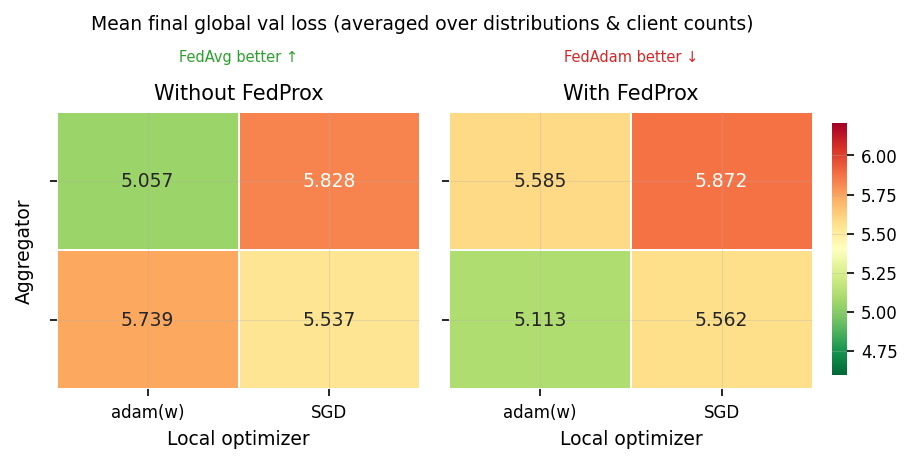
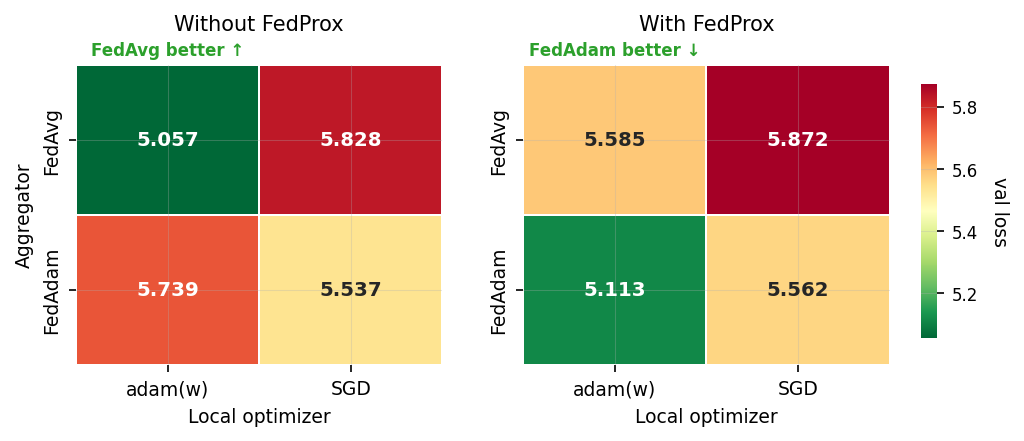
The notebook cell's code change between the first figure and the second:
--- before
+++ after
@@ -1,39 +1,47 @@
-VMIN = df["final_global_val"].quantile(0.05)
-VMAX = df["final_global_val"].quantile(0.95)
 OPT_ORDER = ["adam(w)", "SGD"]
 AGG_ORDER = ["fedavg", "fedadam"]
+AGG_LABELS = ["FedAvg", "FedAdam"]
 
-fig, axes = plt.subplots(1, 2, figsize=(6.5, 2.4), sharey=True)
-fig.subplots_adjust(wspace=0.08)
+# Pre-compute vmin/vmax from the actual pivot values (not the full distribution)
+# so the colour map uses its full dark-green → dark-red range
+pivots = {}
+for reg in ["none", "fedprox"]:
+    pivots[reg] = (df[df["regularization"] == reg]
+                   .pivot_table("final_global_val", "aggregator", "opt_label", aggfunc="mean")
+                   .reindex(index=AGG_ORDER, columns=OPT_ORDER))
+all_vals = np.concatenate([p.values.flatten() for p in pivots.values()])
+VMIN, VMAX = float(np.nanmin(all_vals)), float(np.nanmax(all_vals))
 
-for ax, (reg, title) in zip(axes, [("none", "Without FedProx"),
-                                     ("fedprox", "With FedProx")]):
-    pivot = (df[df["regularization"] == reg]
-               .pivot_table("final_global_val", "aggregator", "opt_label", aggfunc="mean")
-               .reindex(index=AGG_ORDER, columns=OPT_ORDER))
-    cbar_ax = fig.add_axes([0.92, 0.15, 0.015, 0.7]) if ax is axes[1] else None
+# No sharey — lets both panels show their own y-tick labels
+fig, axes = plt.subplots(1, 2, figsize=(7, 2.6))
+fig.subplots_adjust(wspace=0.22)
+
+for ax, (reg, panel_title) in zip(axes, [("none",   "Without FedProx"),
+                                           ("fedprox", "With FedProx")]):
+    pivot   = pivots[reg]
+    cbar_ax = fig.add_axes([0.93, 0.18, 0.015, 0.65]) if ax is axes[1] else None
     sns.heatmap(pivot, annot=True, fmt=".3f", cmap="RdYlGn_r",
                 linewidths=0.8, linecolor="white",
                 vmin=VMIN, vmax=VMAX,
                 cbar=(ax is axes[1]), cbar_ax=cbar_ax,
-                ax=ax, annot_kws={"size": 9})
-    ax.set_title(title, pad=6)
-    ax.set_xlabel("Local optimizer")
-    ax.set_ylabel("Aggregator" if ax is axes[0] else "")
-    ax.set_yticklabels(ax.get_yticklabels(), rotation=0)
-    ax.set_xticklabels(ax.get_xticklabels(), rotation=0)
+                ax=ax, annot_kws={"size": 9.5, "weight": "bold"})
+    if ax is axes[1]:
+        cbar_ax.set_ylabel("val loss", rotation=270, labelpad=15, fontsize=9)
+    ax.set_title(panel_title, pad=5, fontsize=10, y=1.08)
+    ax.set_xlabel("Local optimizer", labelpad=4)
+    ax.set_ylabel("Aggregator" if ax is axes[0] else "", labelpad=4)
+    # Explicitly set y-tick labels — seaborn + sharey can suppress them
+    ax.set_yticks([0.5, 1.5])
+    ax.set_yticklabels(AGG_LABELS, rotation=90, fontsize=9)
+    ax.set_xticklabels(ax.get_xticklabels(), rotation=0, fontsize=9)
 
-# Annotate the flip in the adam(w) column
-axes[0].annotate("FedAvg better ↑", xy=(0.5, 1.0), xycoords="axes fraction",
-                 xytext=(0.5, 1.18), fontsize=7, ha="center", color="#2ca02c",
-                 #arrowprops=dict(arrowstyle="-", color="#2ca02c", lw=0.8)
-                 )
-axes[1].annotate("FedAdam better ↓", xy=(0.5, 1.0), xycoords="axes fraction",
-                 xytext=(0.5, 1.18), fontsize=7, ha="center", color="#d62728",
-                 #arrowprops=dict(arrowstyle="-", color="#d62728", lw=0.8)
-                 )
+# Annotate the flip in the adam(w) column (left half of each panel)
+axes[0].annotate("FedAvg better ↑", xy=(0.25, 1.03), xycoords="axes fraction",
+                 fontsize=8, ha="center", color="#2ca02c", fontweight="bold")
+axes[1].annotate("FedAdam better ↓", xy=(0.25, 1.03), xycoords="axes fraction",
+                 fontsize=8, ha="center", color="#2ca02c", fontweight="bold")
 
-fig.suptitle("Mean final global val loss (averaged over distributions & client counts)",
-             y=1.15, fontsize=9)#, color="gray")
+# fig.suptitle("Figure 1 — Aggregator × Optimizer: effect of FedProx",
+#              y=1.12, fontsize=10, fontweight="bold")
 plt.savefig(FIGS_DIR / "fig1_heatmap_fedprox_interaction.png",
             bbox_inches="tight", dpi=200)

Commit: feat: final annotated graphs